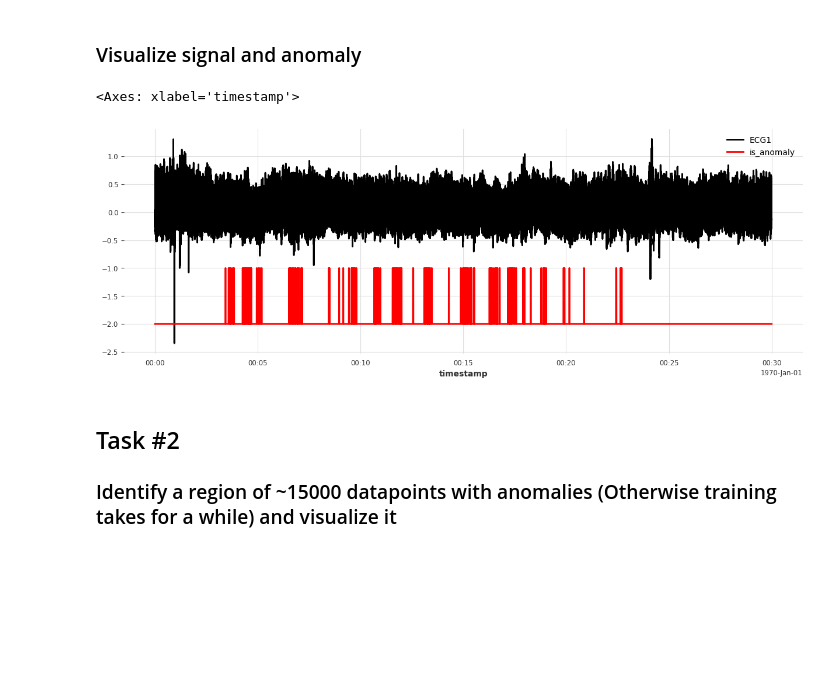
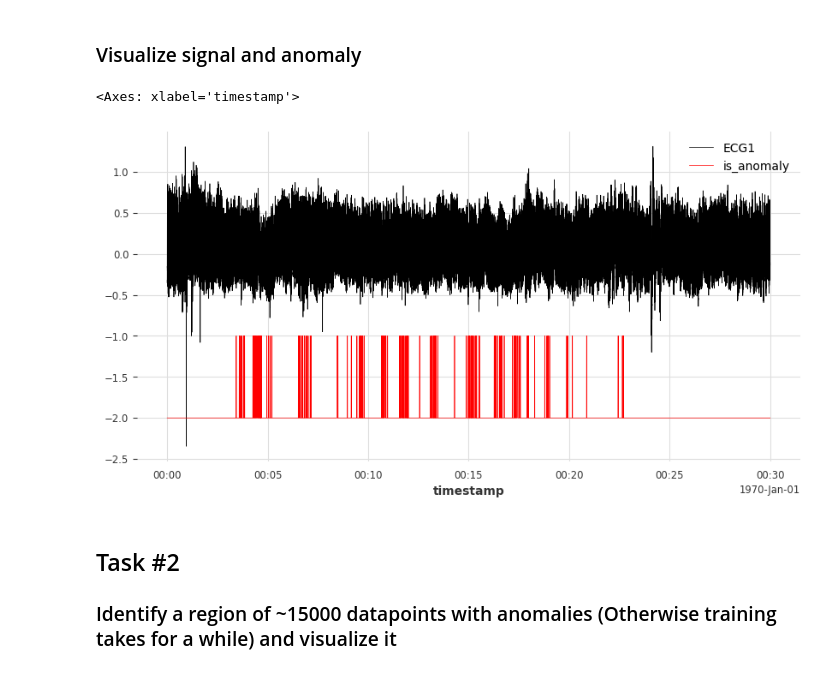
Before and after one commit to unit8co/sds2024-anomaly-detection, a Jupyter notebook: anomaly_detection/AnomalyDetection.ipynb, the cells around one changed output. Drawn from its saved outputs; the diff is of its cells as text; code cells hidden in the pictures; blank space fills up the shorter version.

```diff
--- a/anomaly_detection/AnomalyDetection.ipynb
+++ b/anomaly_detection/AnomalyDetection.ipynb
@@ -60,7 +63,7 @@ patient_number = '842'
 from darts import TimeSeries
 
 # Load data into darts TimeSeries object
-timeseries = TimeSeries.from_csv(f"./dataset/multivariate/SVDB/{patient_number}.test.csv", time_col='timestamp')
+timeseries = TimeSeries.from_csv(f"./{folder_path}/multivariate/SVDB/{patient_number}.test.csv", time_col='timestamp')
 ts_ecg = timeseries[['ECG1','ECG2']]
 ts_anomaly = timeseries['is_anomaly']
 # %% [markdown]
@@ -68,12 +71,12 @@ ts_anomaly = timeseries['is_anomaly']
 # %%
 import matplotlib.pyplot as plt
 
-fig,ax = plt.subplots(1,1, figsize=(15,5))
-ts_ecg['ECG1'].plot(ax=ax,label='ECG1')
-(ts_anomaly-2).plot(ax=ax,label='is_anomaly',color='r')
+fig,ax = plt.subplots(1,1, figsize=(10,5))
+ts_ecg['ECG1'].plot(ax=ax,label='ECG1', lw=0.5)
+(ts_anomaly-2).plot(ax=ax,label='is_anomaly',color='r', lw=0.5)
 # %% [output]
 <Axes: xlabel='timestamp'>
-[figure, old version]
+[figure, new version]
 # %% [markdown]
 ## Task #2
 ### Identify a region of ~15000 datapoints with anomalies (Otherwise training takes for a while) and visualize it
```
Also changed, not shown: parts of 26 cells of this notebook, 1 other file.
